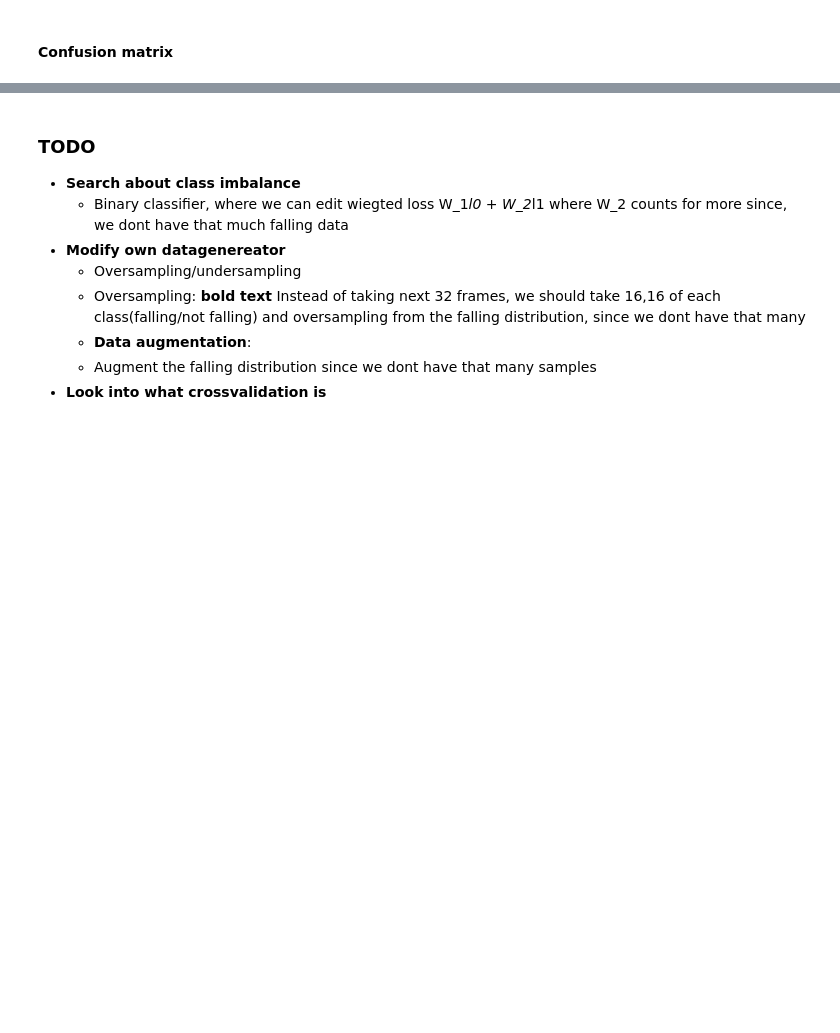
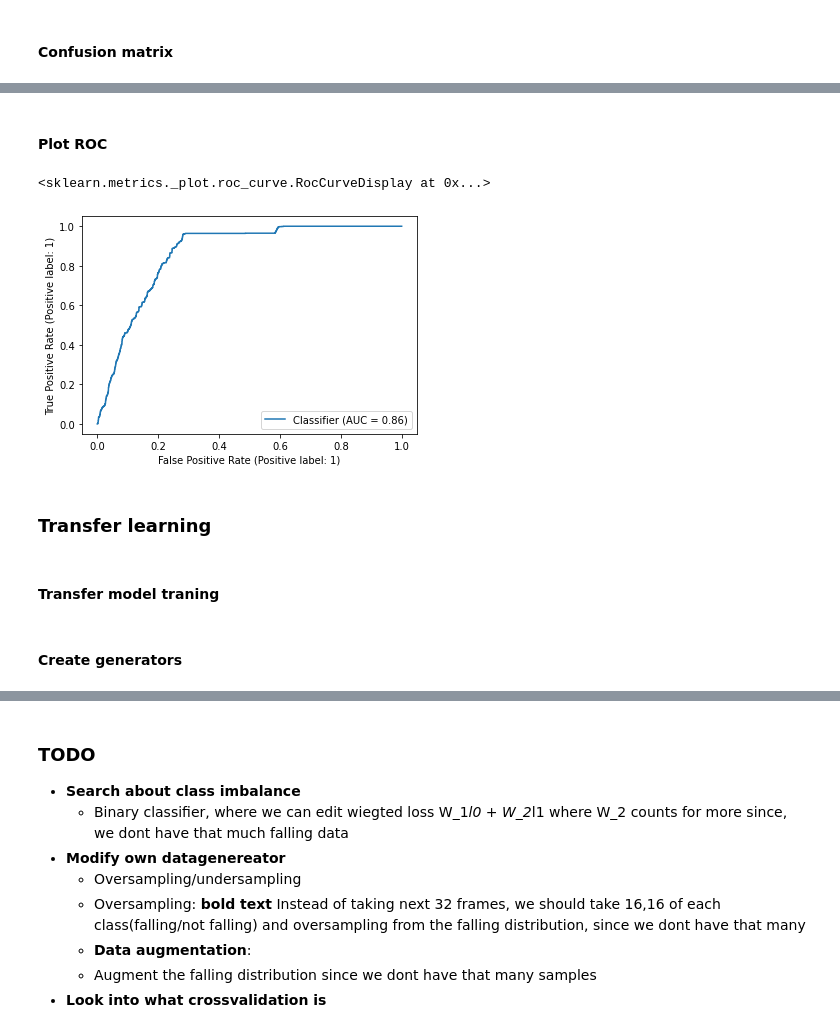
Before and after one commit to antonercool/deep-learning-exam-project, a Jupyter notebook: FallDetector.ipynb, the cells around one changed output, grey strips where cells are left out. Saved outputs shown, nothing was run; the diff lists cells and outputs as text; code cells hidden in the pictures; blank space fills up the shorter version.

```diff
--- a/FallDetector.ipynb
+++ b/FallDetector.ipynb
@@ -781,8 +805,8 @@ Weight for class 1 (falling): 9.42
 # %%
 # Default bias start loss
-model_no_bias_w_wights = get_model(optimizer=tf.keras.optimizers.Adam(learning_rate=1e-3), loss=keras.losses.BinaryCrossentropy())
+model_no_bias_w_wights = get_model(optimizer=tf.keras.optimizers.Adam(learning_rate=1e-5), loss=keras.losses.BinaryCrossentropy(from_logits=True))
 
-number_of_epochs = 10
+number_of_epochs = 3
 training_generator.reset()
 validation_generator.reset()
 
@@ -887,0 +894,13 @@ print(test_predictions[0:200])
+# %% [markdown]
+#### Plot ROC
+# %%
+from sklearn.metrics import RocCurveDisplay
+RocCurveDisplay.from_predictions(validation_labels, test_predictions)
+plt.show()
+# %% [output]
+<sklearn.metrics._plot.roc_curve.RocCurveDisplay at 0x...>
+[figure, added]
+# %% [markdown]
+### Transfer learning
+# %% [markdown]
+#### Transfer model traning
@@ -887,0 +942,2 @@ print(test_predictions[0:200])
+# %% [markdown]
+#### Create generators
```
Also changed, not shown: parts of 36 cells of this notebook.
